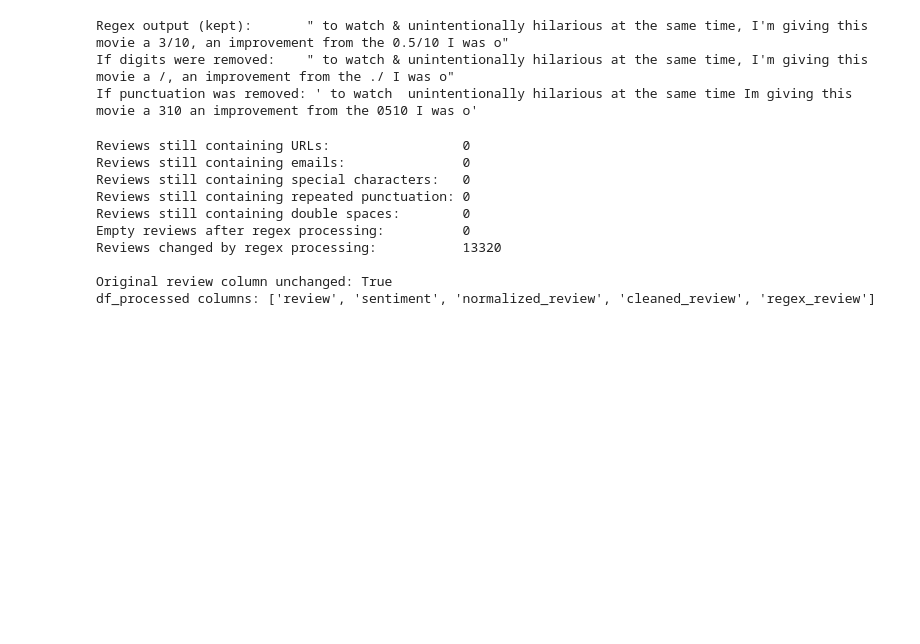
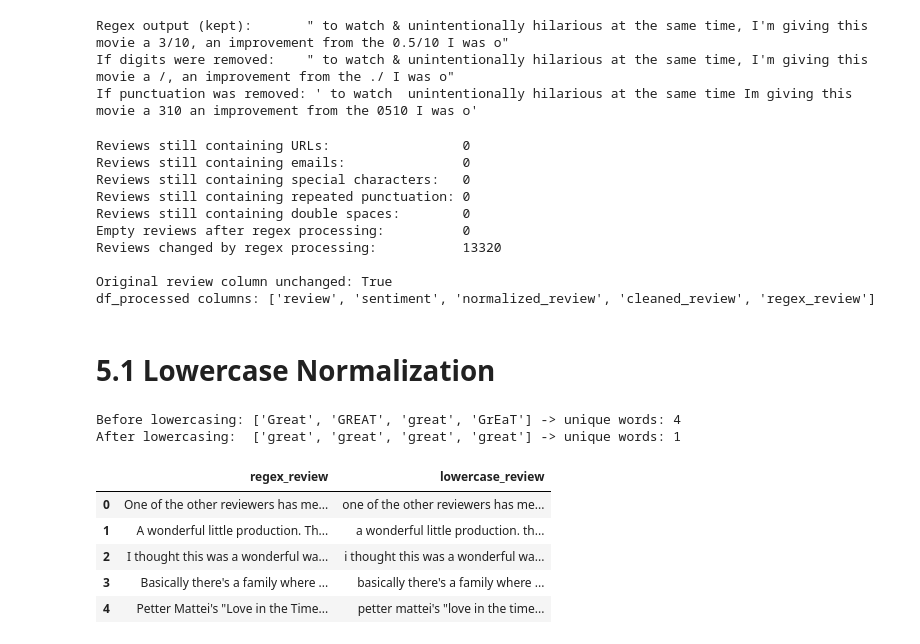
Before and after one commit to aleenaatwork/L1F23BSCS0581-NLP-PROJECT, a Jupyter notebook: imdb_nlp_project.ipynb, the cells around one changed output. Saved outputs shown, nothing was run; the diff lists cells and outputs as text; code cells hidden in the pictures; blank space fills up the shorter version.

Commit message:
Add files via upload
step 5 : lowercasing

```diff
--- a/imdb_nlp_project.ipynb
+++ b/imdb_nlp_project.ipynb
@@ -720,3 +720,26 @@ Reviews changed by regex processing:           13320
 
 Original review column unchanged: True
 df_processed columns: ['review', 'sentiment', 'normalized_review', 'cleaned_review', 'regex_review']
+# %% [markdown]
+# 5.1 Lowercase Normalization
+# %%
+words = ["Great", "GREAT", "great", "GrEaT"]
+
+print("Before lowercasing:", words, "-> unique words:", len(set(words)))
+
+lower_words = [word.lower() for word in words]
+print("After lowercasing: ", lower_words, "-> unique words:", len(set(lower_words)))
+# %% [output]
+Before lowercasing: ['Great', 'GREAT', 'great', 'GrEaT'] -> unique words: 4
+After lowercasing:  ['great', 'great', 'great', 'great'] -> unique words: 1
+# %%
+df_processed["lowercase_review"] = df_processed["regex_review"].str.lower()
+
+df_processed[["regex_review", "lowercase_review"]].head()
+# %% [output]
+|  | regex_review | lowercase_review |
+| 0 | One of the other reviewers has me... | one of the other reviewers has me... |
+| 1 | A wonderful little production. Th... | a wonderful little production. th... |
+| 2 | I thought this was a wonderful wa... | i thought this was a wonderful wa... |
+| 3 | Basically there's a family where ... | basically there's a family where ... |
+| 4 | Petter Mattei's "Love in the Time... | petter mattei's "love in the time... |
```
Also changed, not shown: parts of 3 cells of this notebook.
